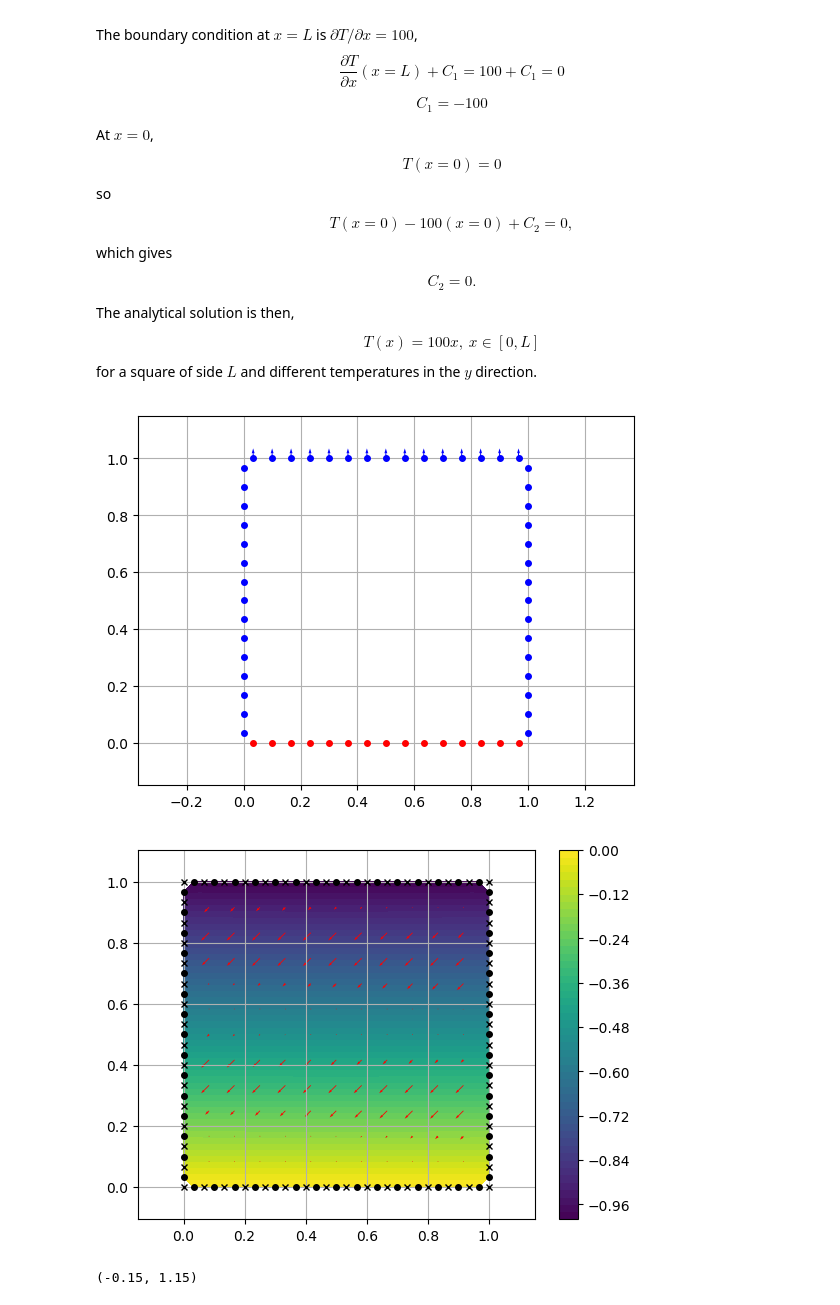
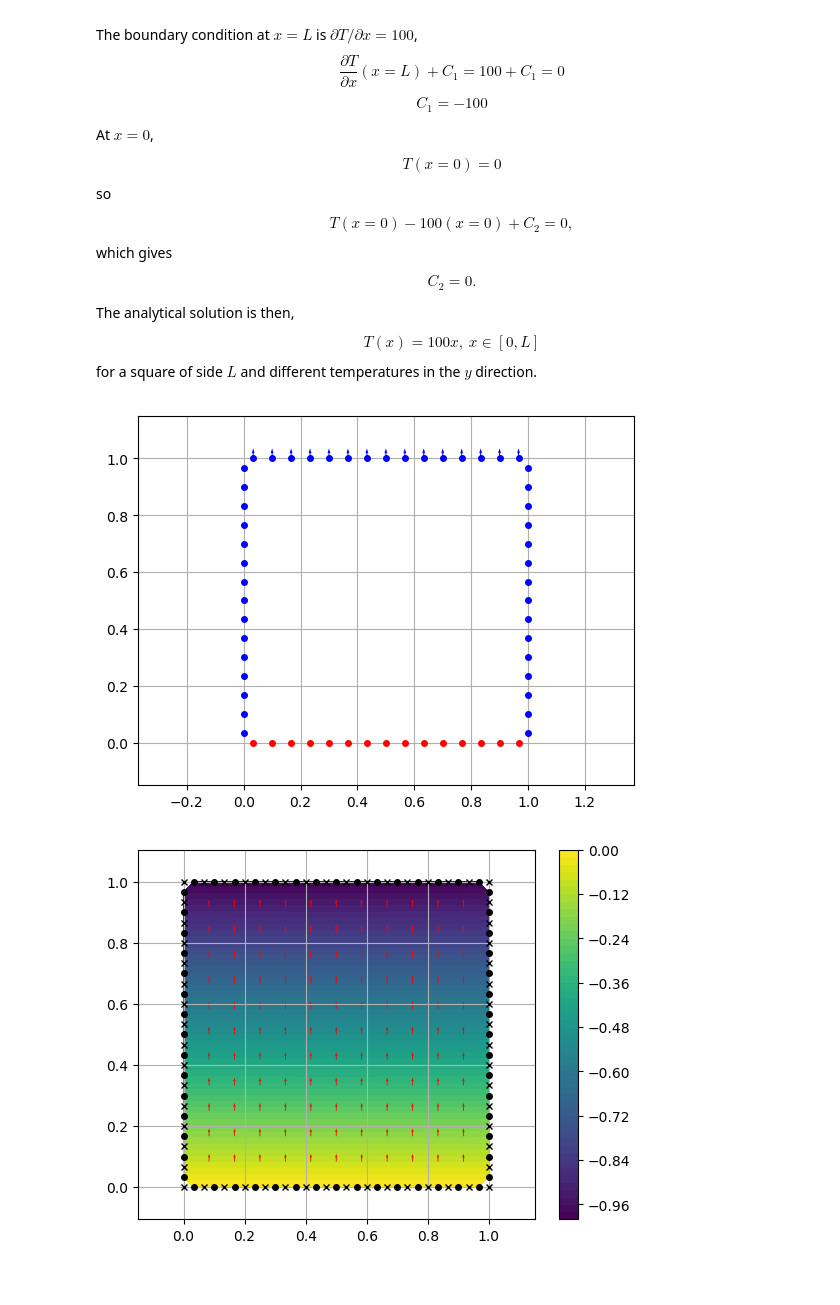
Before and after one commit to alvarocafe/BB, a Jupyter notebook: docs/BEM 2D - Laplace.ipynb, the cells around one changed output. Saved outputs shown, nothing was run; the diff lists cells and outputs as text; code cells hidden in the pictures.

```diff
--- a/docs/BEM 2D - Laplace.ipynb
+++ b/docs/BEM 2D - Laplace.ipynb
@@ -99,18 +99,18 @@ G,H=cal_GeHpot(NOS,NOS_GEO,ELEM,k,fc,qsi,w);
 A,b = aplica_CDC(G,H,CDC);
 x = A\b # Solves the linear system
 T,q = monta_phieq(CDC,x) # Applies the boundary conditions to return the velocity potential and flux
-T_dom = calc_phi_pintpot(PONTOS_dom,NOS_GEO,ELEM,T,q,fc,qsi,w,k); # Evaluates the value at domain points
-## Now, let's visualize the results
-using PyCall
-using PyPlot
-plt=PyPlot
-@pyimport matplotlib.tri as tri
-tipoCDC = zeros(Bool,size(CDC,1));
-tipoCDC[:] = CDC[:,2];
-valorCDC = CDC[:,3]
-mostra_problema(ELEM[:,2:3],NOS_GEO[:,2:3],NOS[:,2:3],tipoCDC,valorCDC,normal,T,q);
-mostra_heatmap(NOS[:,2:3],PONTOS_dom[:,2:3],real.(T),real.(T_dom),NOS_GEO[:,2:3],ELEM[:,2:3],real.(T),real.(T));
+T_dom,qx_dom,qy_dom = domain_field(PONTOS_dom[:,2:3]',NOS_GEO[:,2:3]',T,q,ELEM[:,2:3]',normal,k); # Evaluates the value at domain points
-# %% [output]
-[figure, removed]
-[figure, removed]
-(-0.15, 1.15)
+# %%
+## Now, let's visualize the results
+using PyCall
+using PyPlot
+plt=PyPlot
+@pyimport matplotlib.tri as tri
+tipoCDC = zeros(Bool,size(CDC,1));
+tipoCDC[:] = CDC[:,2];
+valorCDC = CDC[:,3];
+mostra_problema(ELEM[:,2:3],NOS_GEO[:,2:3],NOS[:,2:3],tipoCDC,valorCDC,normal,T,q);
+mostra_heatmap(NOS[:,2:3],PONTOS_dom[:,2:3],real.(T),real.(T_dom),NOS_GEO[:,2:3],ELEM[:,2:3],qx_dom,qy_dom);
+# %% [output]
+[figure, added]
+[figure, added]
```
Also changed, not shown: parts of 3 cells of this notebook, 5 other files.
